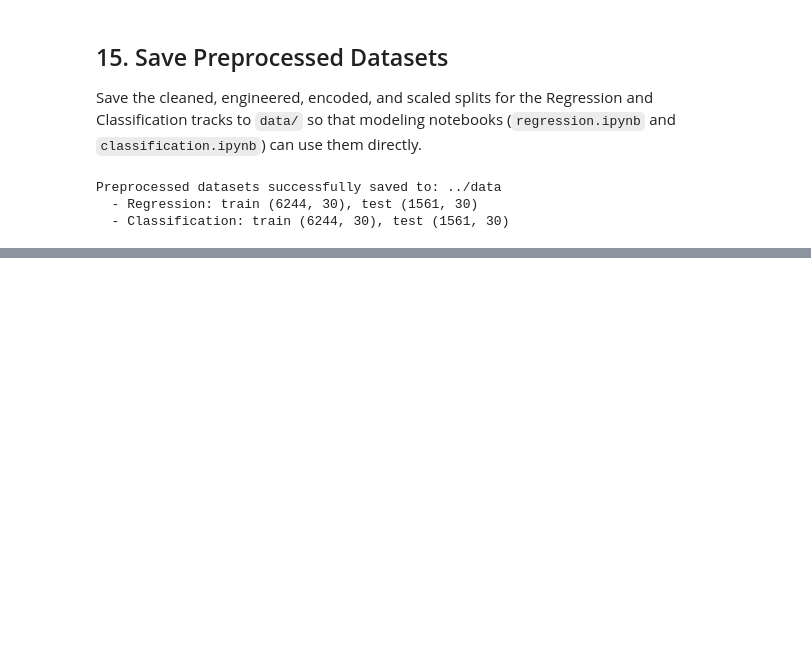
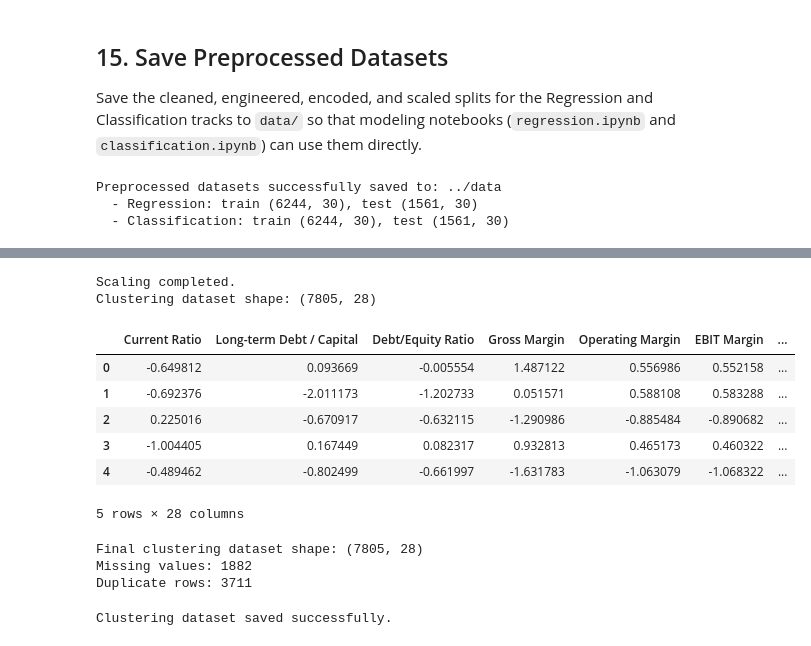
Before and after one commit to rishitkumar8/Business-Financial-Health-Credit-Risk-Intelligence-Platform, a Jupyter notebook: notebooks/preprocessing.ipynb, the cells around one changed output, grey strips where cells are left out. Drawn from its saved outputs; the diff is of its cells as text; code cells hidden in the pictures; blank space fills up the shorter version.

```diff
--- a/notebooks/preprocessing.ipynb
+++ b/notebooks/preprocessing.ipynb
@@ -540,0 +606,44 @@ Preprocessed datasets successfully saved to: ../data
+# %%
+# Scale features
+scaler_cluster = StandardScaler()
+
+X_cluster_scaled = scaler_cluster.fit_transform(X_cluster_clean)
+
+X_cluster_scaled = pd.DataFrame(
+    X_cluster_scaled,
+    columns=X_cluster_clean.columns,
+    index=X_cluster_clean.index
+)
+
+print("Scaling completed.")
+print("Clustering dataset shape:", X_cluster_scaled.shape)
+
+X_cluster_scaled.head()
+# %% [output]
+Scaling completed.
+Clustering dataset shape: (7805, 28)
+|  | Current Ratio | Long-term Debt / Capital | Debt/Equity Ratio | Gross Margin | Operating Margin | EBIT Margin | ... |
+| 0 | -0.649812 | 0.093669 | -0.005554 | 1.487122 | 0.556986 | 0.552158 | ... |
+| 1 | -0.692376 | -2.011173 | -1.202733 | 0.051571 | 0.588108 | 0.583288 | ... |
+| 2 | 0.225016 | -0.670917 | -0.632115 | -1.290986 | -0.885484 | -0.890682 | ... |
+| 3 | -1.004405 | 0.167449 | 0.082317 | 0.932813 | 0.465173 | 0.460322 | ... |
+| 4 | -0.489462 | -0.802499 | -0.661997 | -1.631783 | -1.063079 | -1.068322 | ... |
+5 rows × 28 columns
+# %%
+print("Final clustering dataset shape:", X_cluster_scaled.shape)
+print("Missing values:", X_cluster_scaled.isnull().sum().sum())
+print("Duplicate rows:", X_cluster_scaled.duplicated().sum())
+# %% [output]
+Final clustering dataset shape: (7805, 28)
+Missing values: 1882
+Duplicate rows: 3711
+# %%
+# Save clustering dataset
+X_cluster_scaled.to_csv(
+    os.path.join(data_dir, 'clustering_preprocessed.csv'),
+    index=False
+)
+
+print("Clustering dataset saved successfully.")
+# %% [output]
+Clustering dataset saved successfully.
```
Also changed, not shown: parts of 12 cells of this notebook, 2 other files.
